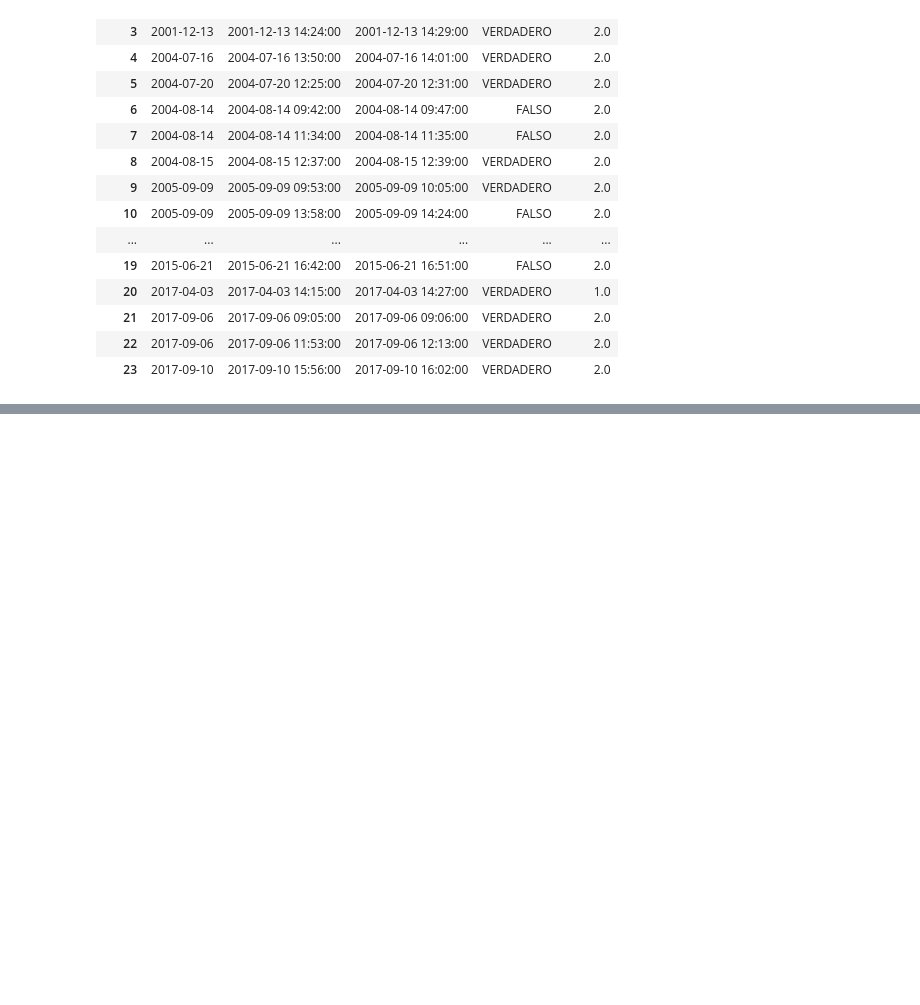
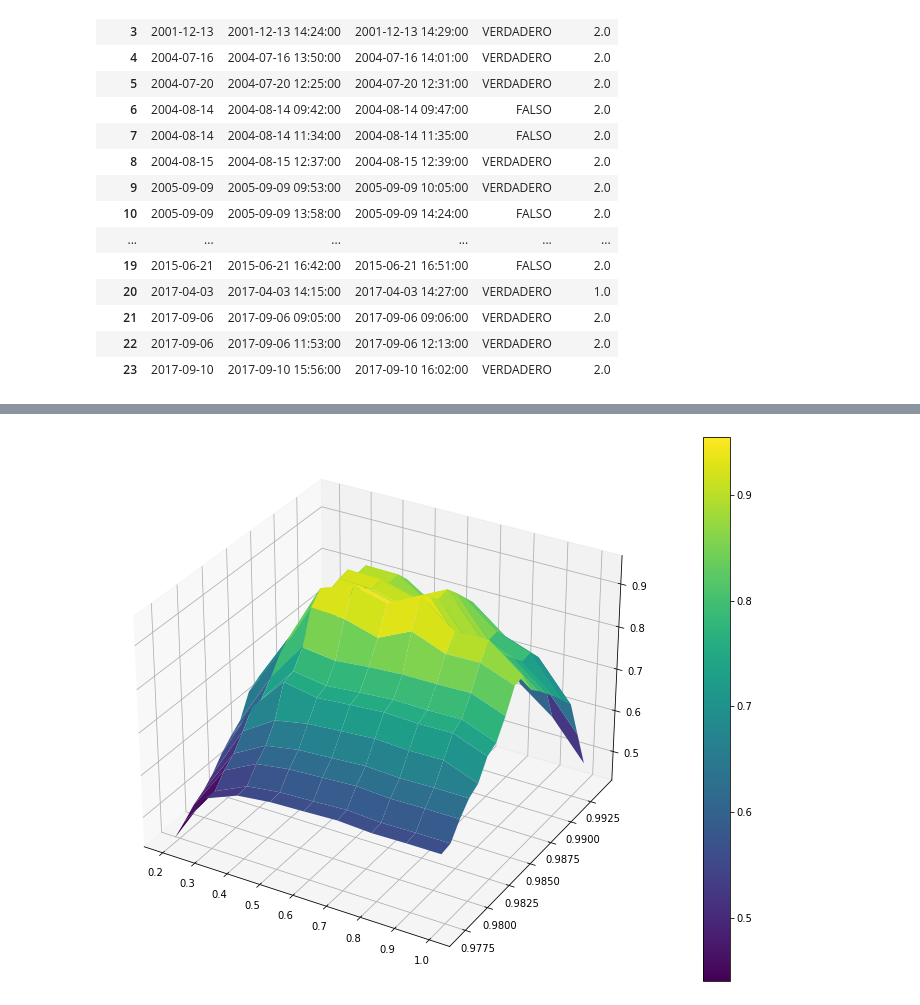
Before and after one commit to sunsun5/ObsEBR, a Jupyter notebook: combined_tests.ipynb, the cells around one changed output, grey strips where cells are left out. Cells and saved outputs as stored; diff of their text form; code cells hidden in the pictures; blank space fills up the shorter version.

```diff
--- a/combined_tests.ipynb
+++ b/combined_tests.ipynb
@@ -329,0 +359,18 @@ final[final['resultat'] == 'VERDADERO']
+# %%
+youden_array = youden_matrix.to_numpy()
+
+d,y = np.meshgrid(np.arange(0.2, 1.1, 0.1),np.arange(0.977, 0.994, 0.001))
+
+fig = plt.figure()
+ax = fig.add_subplot(111, projection='3d')
+ax.plot_surface(d, y, youden_array, rstride=1, cmap=cm.viridis, cstride=1, linewidth=1, antialiased=True)
+
+plt.rcParams['figure.figsize'] = [20, 10]
+
+m = cm.ScalarMappable(cmap=cm.viridis)
+m.set_array(youden_array)
+plt.colorbar(m)
+
+plt.show()
+# %% [output]
+[figure, added]
```
Also changed, not shown: parts of 9 cells of this notebook, 1 other file.
